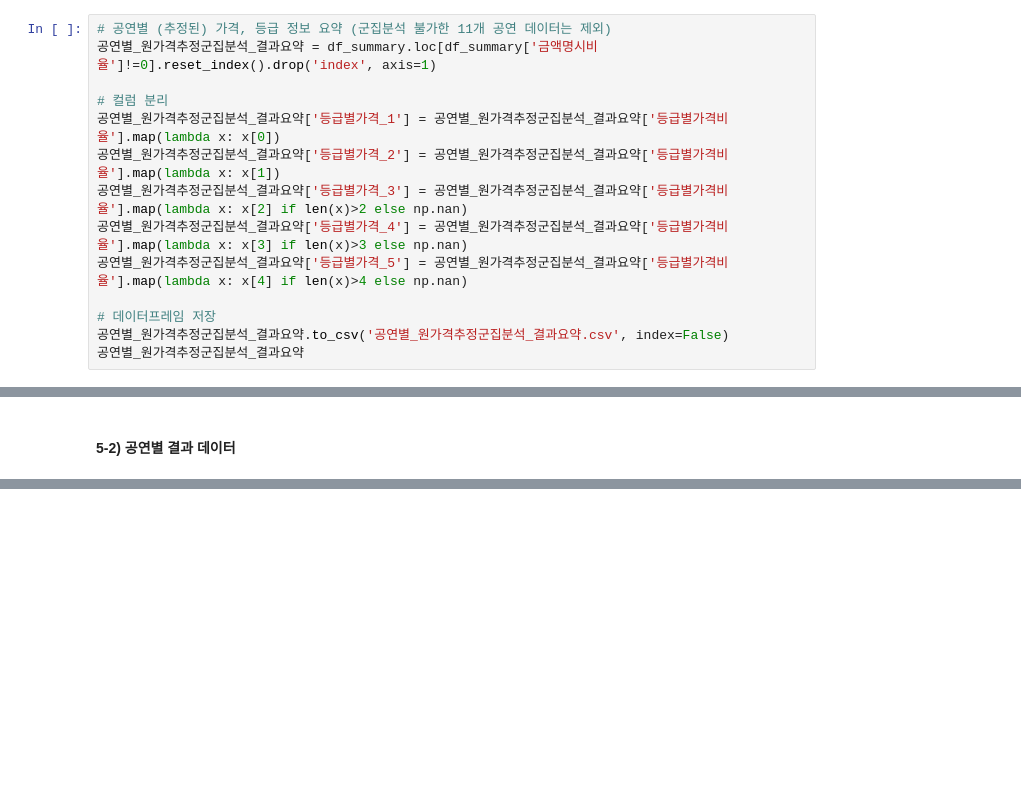
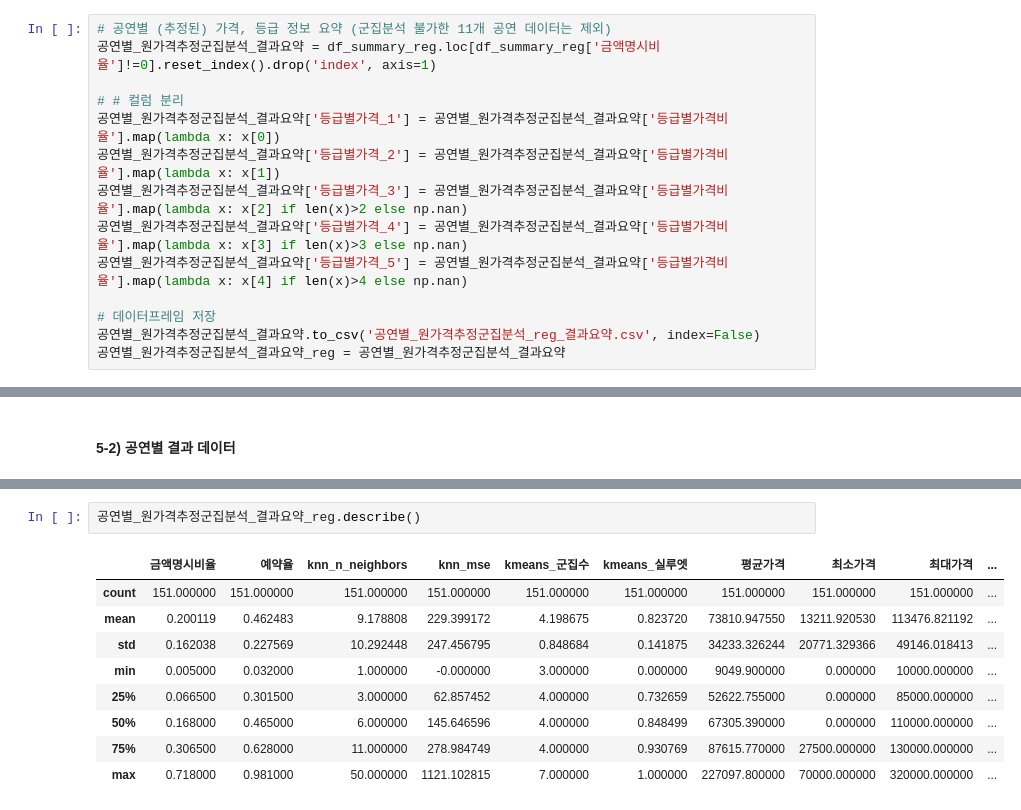
Before and after one commit to yonghyeun/BigContest-CocenrtHall, a Jupyter notebook: preprocessing/5. 원가격 및 등급 추정 군집분석.ipynb, the cells around one changed output, grey strips where cells are left out. Cells and saved outputs as stored; diff of their text form; blank space fills up the shorter version.

```diff
--- a/preprocessing/5. 원가격 및 등급 추정 군집분석.ipynb
+++ b/preprocessing/5. 원가격 및 등급 추정 군집분석.ipynb
@@ -276,9 +477,9 @@ df_summary = pd.DataFrame({
 #### 5-1) 공연별 요약 데이터 (df_summary)
 # %%
 # 공연별 (추정된) 가격, 등급 정보 요약 (군집분석 불가한 11개 공연 데이터는 제외)
-공연별_원가격추정군집분석_결과요약 = df_summary.loc[df_summary['금액명시비율']!=0].reset_index().drop('index', axis=1)
+공연별_원가격추정군집분석_결과요약 = df_summary_reg.loc[df_summary_reg['금액명시비율']!=0].reset_index().drop('index', axis=1)
 
-# 컬럼 분리
+# # 컬럼 분리
 공연별_원가격추정군집분석_결과요약['등급별가격_1'] = 공연별_원가격추정군집분석_결과요약['등급별가격비율'].map(lambda x: x[0])
 공연별_원가격추정군집분석_결과요약['등급별가격_2'] = 공연별_원가격추정군집분석_결과요약['등급별가격비율'].map(lambda x: x[1])
 공연별_원가격추정군집분석_결과요약['등급별가격_3'] = 공연별_원가격추정군집분석_결과요약['등급별가격비율'].map(lambda x: x[2] if len(x)>2 else np.nan)
@@ -286,5 +487,5 @@ df_summary = pd.DataFrame({
 공연별_원가격추정군집분석_결과요약['등급별가격_5'] = 공연별_원가격추정군집분석_결과요약['등급별가격비율'].map(lambda x: x[4] if len(x)>4 else np.nan)
 
 # 데이터프레임 저장
-공연별_원가격추정군집분석_결과요약.to_csv('공연별_원가격추정군집분석_결과요약.csv', index=False)
-공연별_원가격추정군집분석_결과요약
+공연별_원가격추정군집분석_결과요약.to_csv('공연별_원가격추정군집분석_reg_결과요약.csv', index=False)
+공연별_원가격추정군집분석_결과요약_reg = 공연별_원가격추정군집분석_결과요약
@@ -339,0 +552,12 @@ df_result
+# %%
+공연별_원가격추정군집분석_결과요약_reg.describe()
+# %% [output]
+|  | 금액명시비율 | 예약율 | knn_n_neighbors | knn_mse | kmeans_군집수 | kmeans_실루엣 | 평균가격 | 최소가격 | 최대가격 | ... |
+| count | 151.000000 | 151.000000 | 151.000000 | 151.000000 | 151.000000 | 151.000000 | 151.000000 | 151.000000 | 151.000000 | ... |
+| mean | 0.200119 | 0.462483 | 9.178808 | 229.399172 | 4.198675 | 0.823720 | 73810.947550 | 13211.920530 | 113476.821192 | ... |
+| std | 0.162038 | 0.227569 | 10.292448 | 247.456795 | 0.848684 | 0.141875 | 34233.326244 | 20771.329366 | 49146.018413 | ... |
+| min | 0.005000 | 0.032000 | 1.000000 | -0.000000 | 3.000000 | 0.000000 | 9049.900000 | 0.000000 | 10000.000000 | ... |
+| 25% | 0.066500 | 0.301500 | 3.000000 | 62.857452 | 4.000000 | 0.732659 | 52622.755000 | 0.000000 | 85000.000000 | ... |
+| 50% | 0.168000 | 0.465000 | 6.000000 | 145.646596 | 4.000000 | 0.848499 | 67305.390000 | 0.000000 | 110000.000000 | ... |
+| 75% | 0.306500 | 0.628000 | 11.000000 | 278.984749 | 4.000000 | 0.930769 | 87615.770000 | 27500.000000 | 130000.000000 | ... |
+| max | 0.718000 | 0.981000 | 50.000000 | 1121.102815 | 7.000000 | 1.000000 | 227097.800000 | 70000.000000 | 320000.000000 | ... |
```
Also changed, not shown: parts of 17 cells of this notebook.
